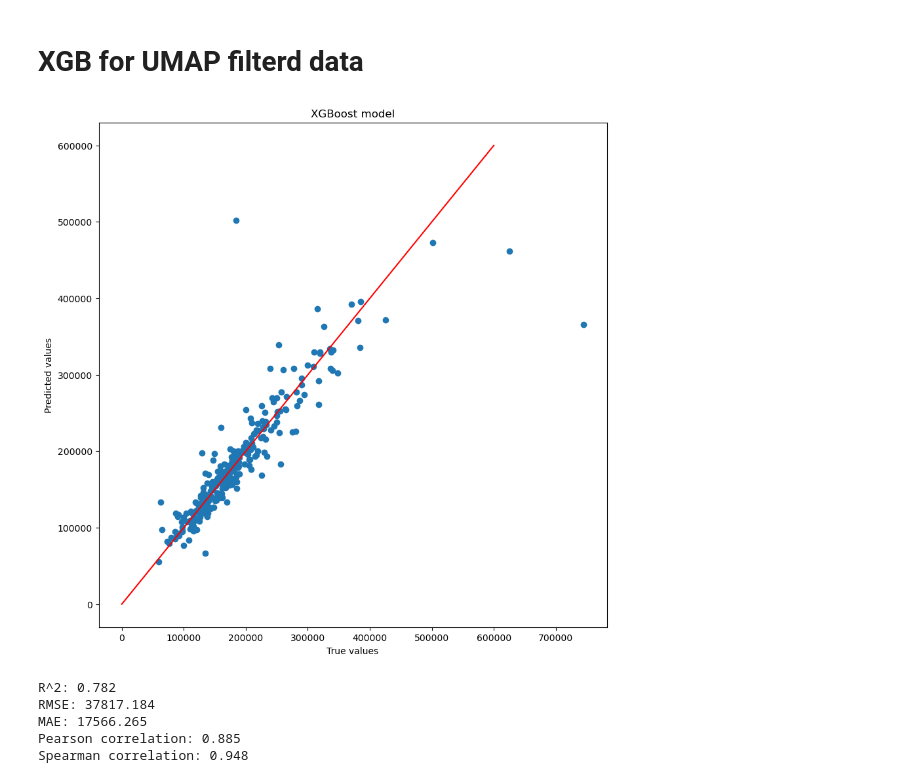
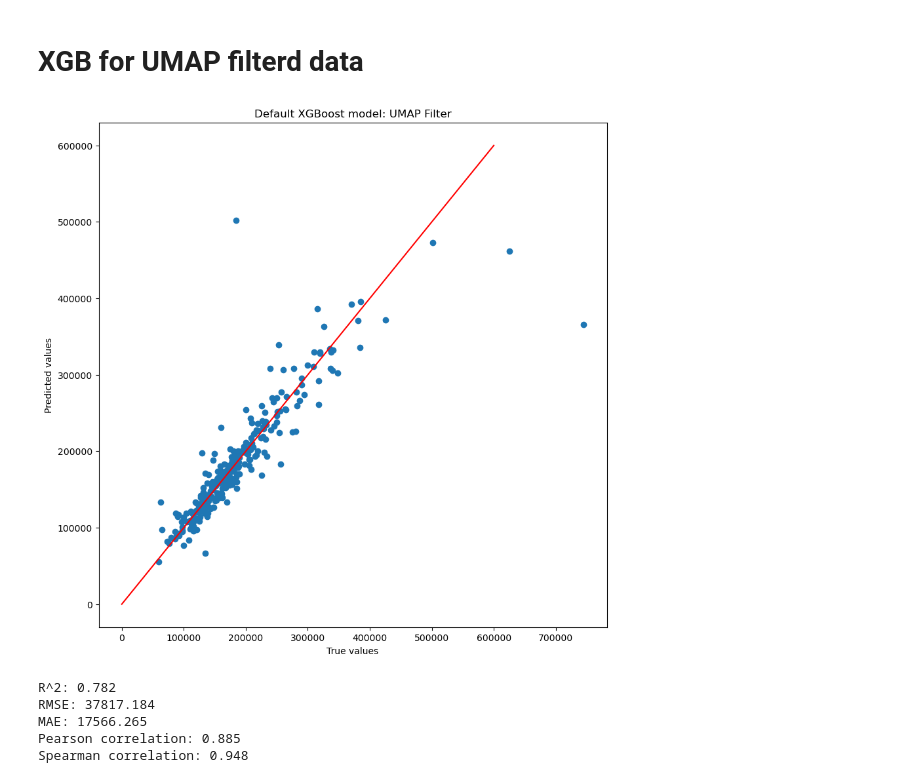
Before and after one commit to ljhason/House_Prices_Reg_Predictions, a Jupyter notebook: Models/XGBoost2.ipynb, the cells around one changed output. Drawn from its saved outputs; the diff is of its cells as text; code cells hidden in the pictures.

```diff
--- a/Models/XGBoost2.ipynb
+++ b/Models/XGBoost2.ipynb
@@ -266,26 +270,26 @@ y_pred_UMAP = XGB_UMAP.predict(x_test_UMAP)
 # %%
 # scatter plot of predicted vs actual
 plt.figure(figsize=(10, 10))
 plt.scatter(y_test_UMAP, y_pred_UMAP)
 plt.plot(range(0, 600000), range(0, 600000), color='red')
 plt.xlabel("True values")
 plt.ylabel("Predicted values")
-plt.title("XGBoost model")
+plt.title("Default XGBoost model: UMAP Filter")
 plt.show()
 
 pearson_corr_UMAP, _ = stats.pearsonr(y_test_UMAP, y_pred_UMAP)
 spearman_corr_UMAP, _ = stats.spearmanr(y_test_UMAP, y_pred_UMAP)
 r2_UMAP = r2_score(y_test_UMAP, y_pred_UMAP)
 mae_UMAP = mean_absolute_error(y_test_UMAP, y_pred_UMAP)
 rmse_UMAP= math.sqrt(mean_squared_error(y_test_UMAP, y_pred_UMAP))
 
 print(f"R^2: {r2_UMAP:.3f}")
 print(f"RMSE: {rmse_UMAP:.3f}")
 print(f"MAE: {mae_UMAP:.3f}")
 print(f"Pearson correlation: {pearson_corr_UMAP:.3f}")
 print(f"Spearman correlation: {spearman_corr_UMAP:.3f}")
 # %% [output]
-[figure, old version]
+[figure, new version]
 R^2: 0.782
 RMSE: 37817.184
 MAE: 17566.265
```
Also changed, not shown: parts of 17 cells of this notebook.
